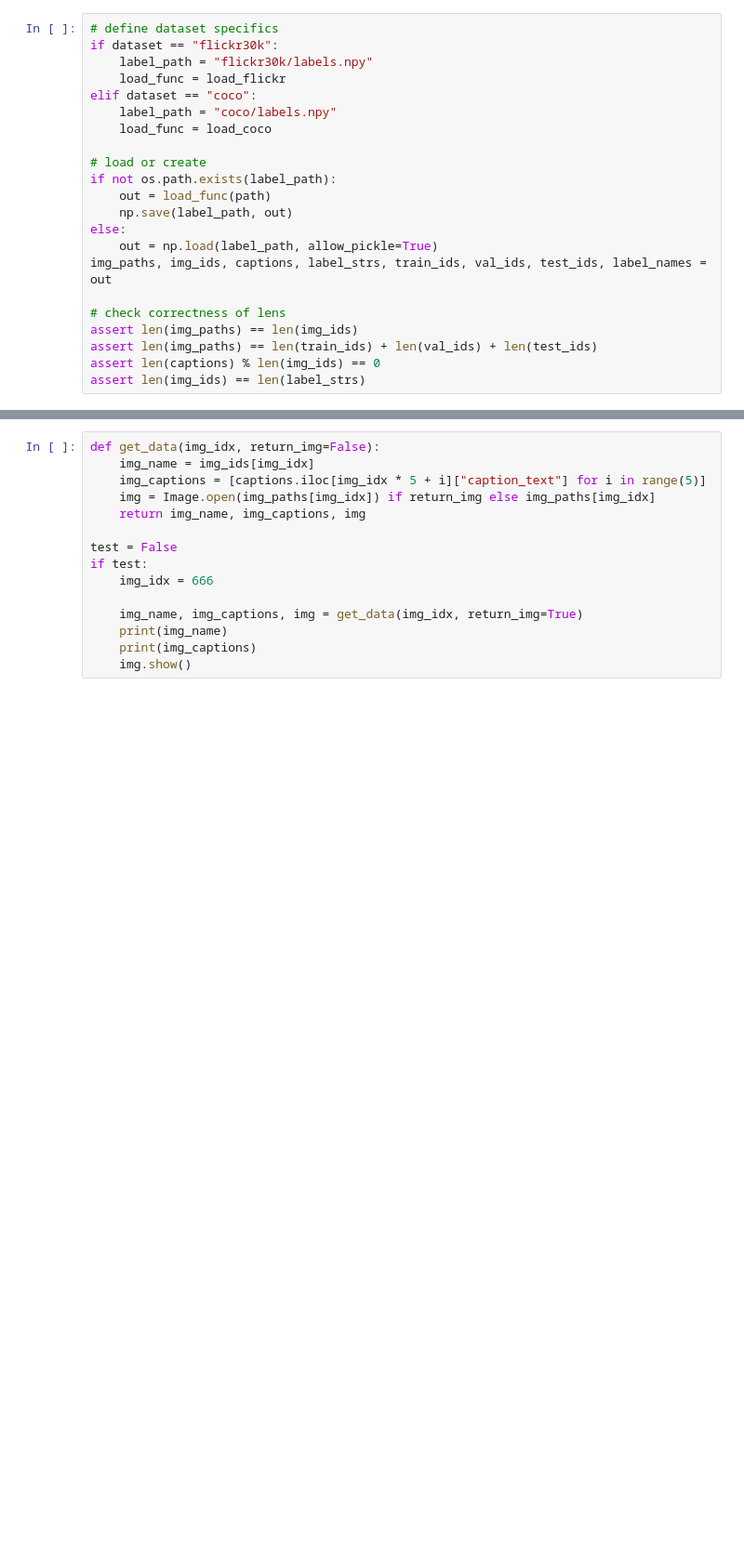
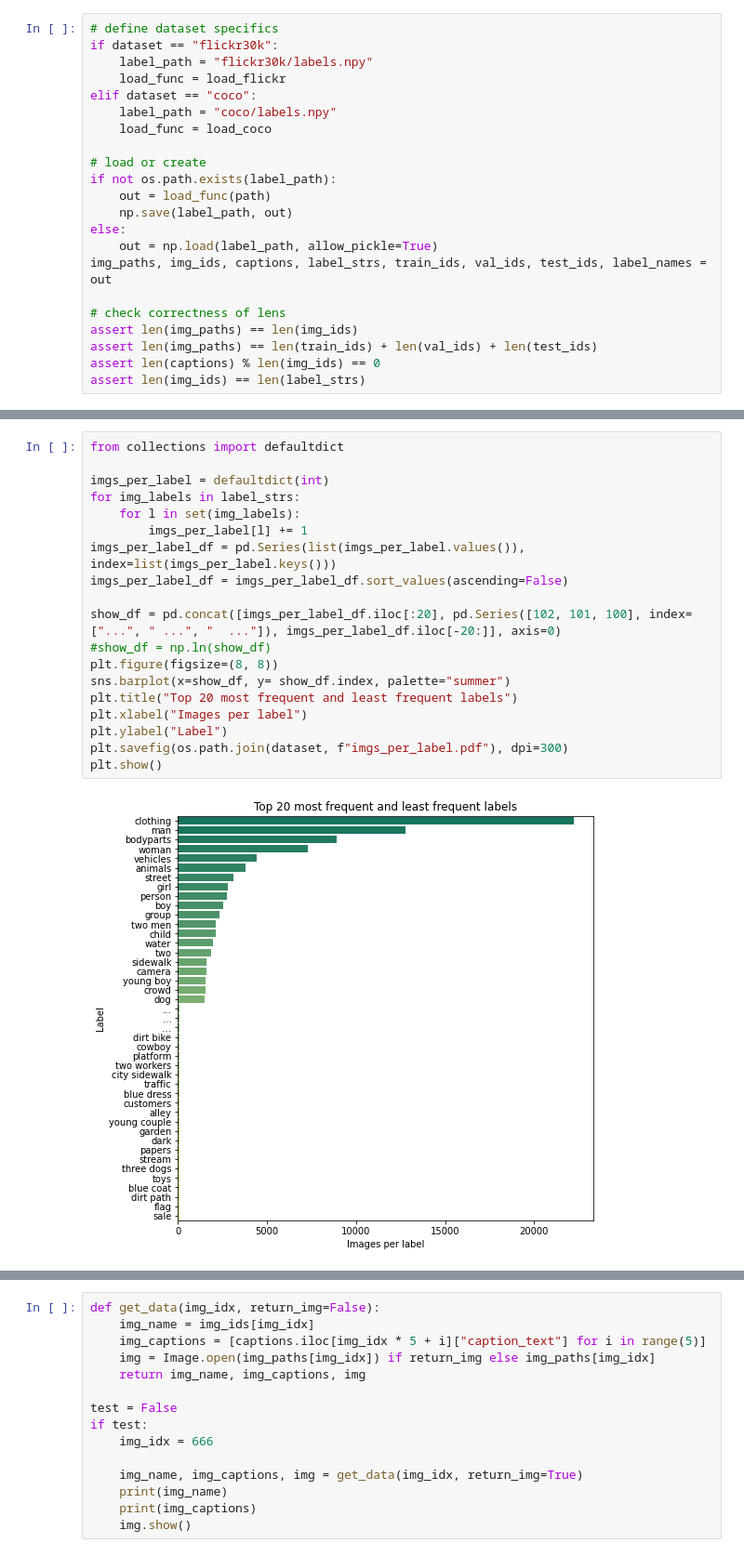
Before and after one commit to NotNANtoN/master_thesis, a Jupyter notebook: baseline_preds.ipynb, the cells around one changed output, grey strips where cells are left out. Shown at 93% size. Drawn from its saved outputs; the diff is of its cells as text; blank space fills up the shorter version.

```diff
--- a/baseline_preds.ipynb
+++ b/baseline_preds.ipynb
@@ -230,0 +215,21 @@ lens = [len(l) for l in label_strs]
+# %%
+from collections import defaultdict
+
+imgs_per_label = defaultdict(int)
+for img_labels in label_strs:
+    for l in set(img_labels):
+        imgs_per_label[l] += 1
+imgs_per_label_df = pd.Series(list(imgs_per_label.values()), index=list(imgs_per_label.keys()))
+imgs_per_label_df = imgs_per_label_df.sort_values(ascending=False)
+
+show_df = pd.concat([imgs_per_label_df.iloc[:20], pd.Series([102, 101, 100], index=["...", " ...", "  ..."]), imgs_per_label_df.iloc[-20:]], axis=0)
+#show_df = np.ln(show_df)
+plt.figure(figsize=(8, 8))
+sns.barplot(x=show_df, y= show_df.index, palette="summer")
+plt.title("Top 20 most frequent and least frequent labels")
+plt.xlabel("Images per label")
+plt.ylabel("Label")
+plt.savefig(os.path.join(dataset, f"imgs_per_label.pdf"), dpi=300)
+plt.show()
+# %% [output]
+[figure, added]
```
Also changed, not shown: parts of 49 cells of this notebook, 1 other file.
